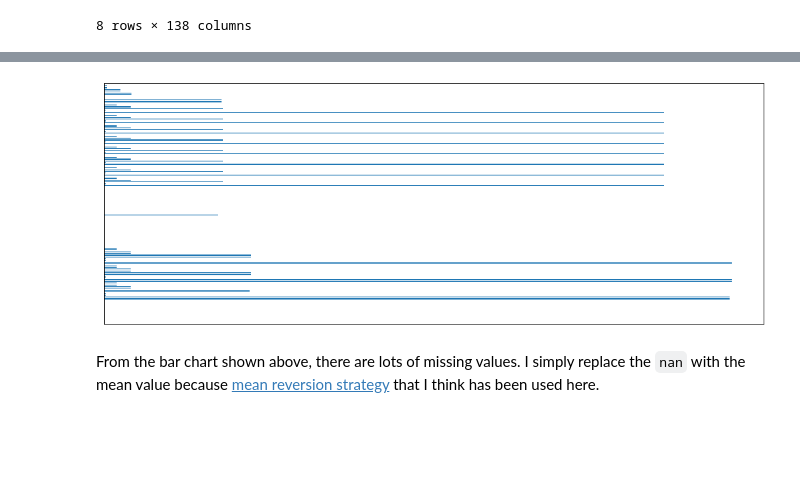
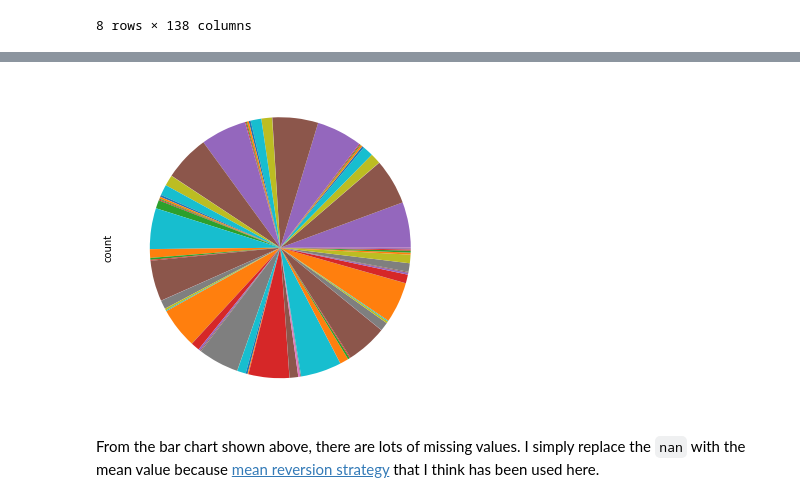
Before and after one commit to austinyhc/blog, a Jupyter notebook: _notebooks/jane-street-market-prediction.ipynb, the cells around one changed output, grey strips where cells are left out. Cells and saved outputs as stored; diff of their text form; code cells hidden in the pictures; blank space fills up the shorter version.

```diff
--- a/_notebooks/jane-street-market-prediction.ipynb
+++ b/_notebooks/jane-street-market-prediction.ipynb
@@ -258,9 +268,11 @@ sample_df.describe()
 # %%
-ax = sample_df.describe().iloc[0,:].apply(lambda x : len(sample_df)-x).plot.barh(figsize=(16,6))
-ax.get_yaxis().set_visible(False)
-ax.get_xaxis().set_visible(False)
+_ = (sample_df.describe()
+            .iloc[0,:]
+            .apply(lambda x : len(sample_df)-x)
+            .plot
+            .pie(figsize=(12,6), labels=None))
 # %% [output]
-[figure, old version]
+[figure, new version]
 # %% [markdown]
 From the bar chart shown above, there are lots of missing values. I simply replace the `nan` with the mean value because [mean reversion strategy](https://en.wikipedia.org/wiki/Mean_reversion_(finance)) that I think has been used here.
 # %%
```
Also changed, not shown: parts of 6 cells of this notebook.
